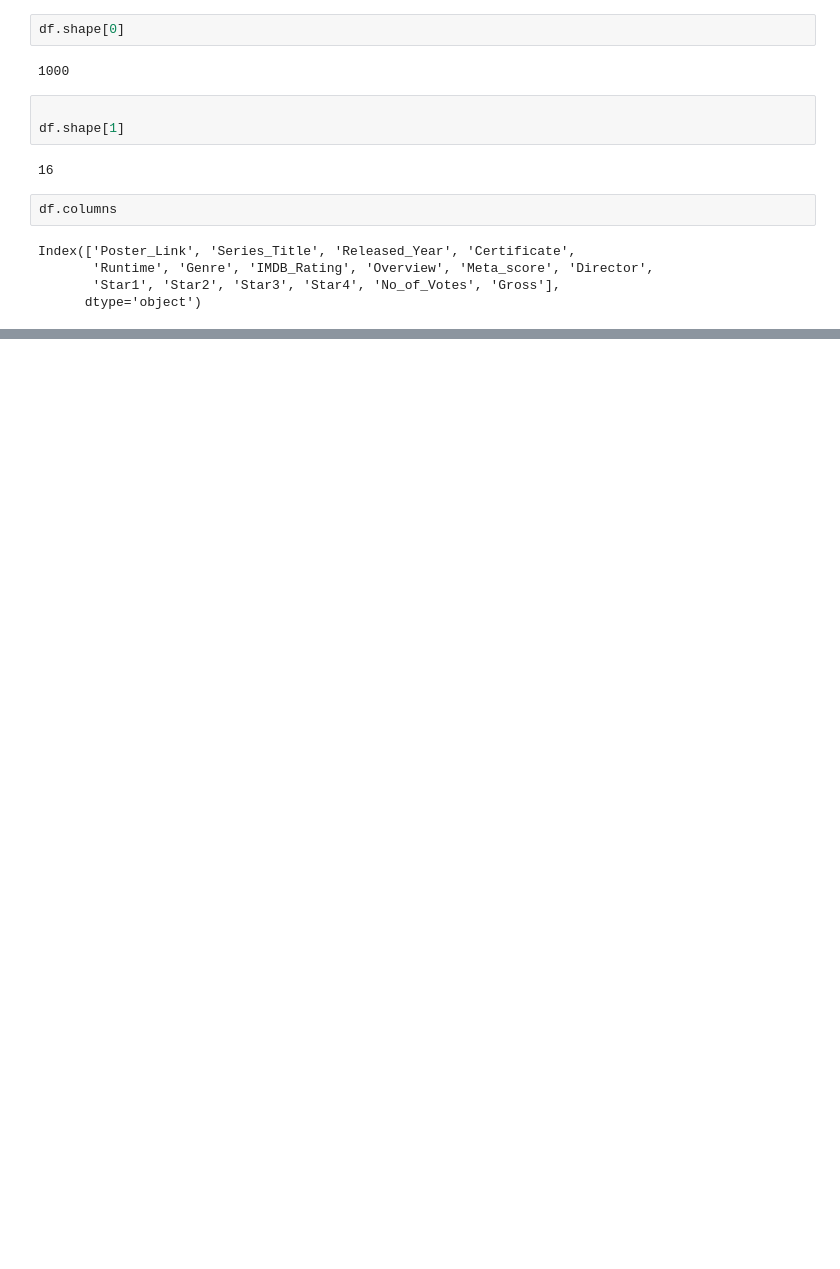
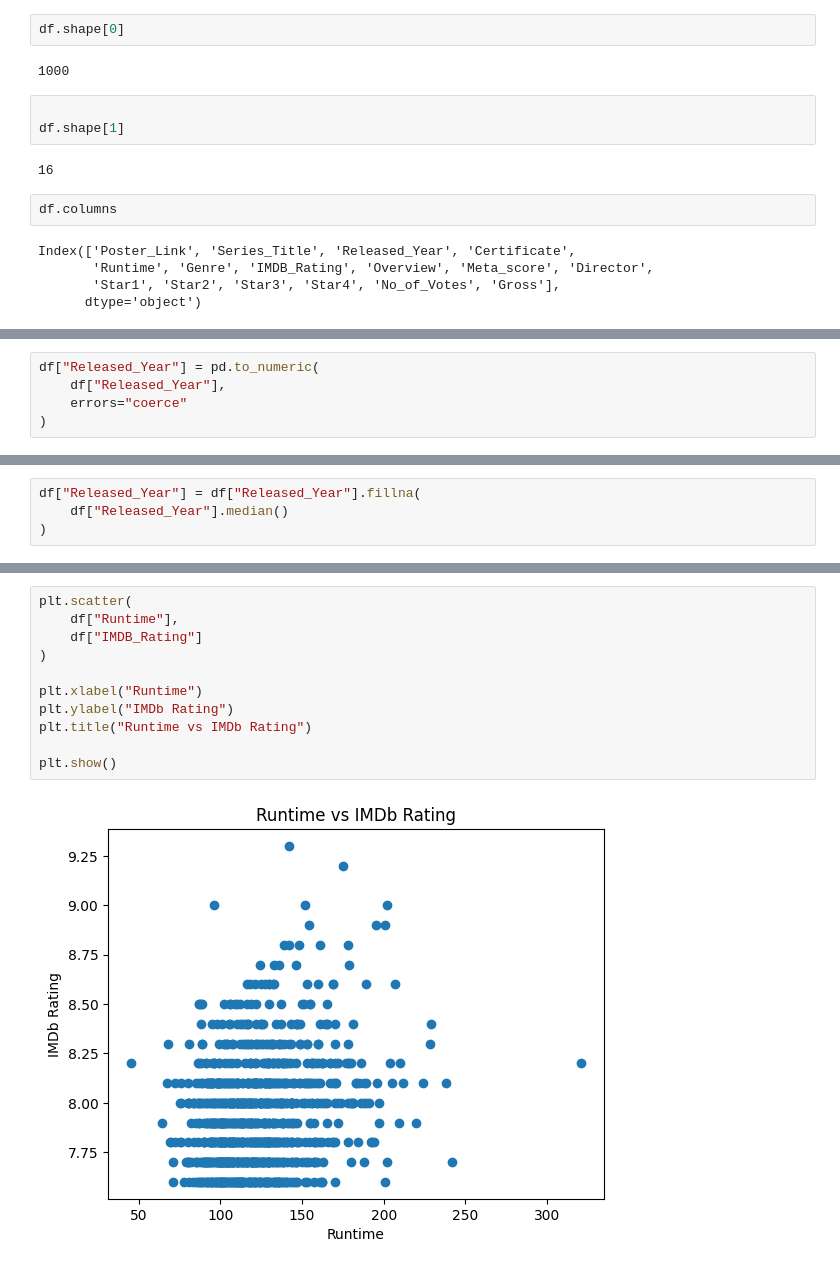
Before and after one commit to Manikanta-23-ai/ML-LEARNING-ADVANCED, a Jupyter notebook: ML_LEARNING_FOUNDATIONS.ipynb, the cells around one changed output, grey strips where cells are left out. Cells and saved outputs as stored; diff of their text form; blank space fills up the shorter version.

```diff
--- a/ML_LEARNING_FOUNDATIONS.ipynb
+++ b/ML_LEARNING_FOUNDATIONS.ipynb
@@ -81,0 +159,5 @@ Index(['Poster_Link', 'Series_Title', 'Released_Year', 'Certificate',
+# %%
+df["Released_Year"] = pd.to_numeric(
+    df["Released_Year"],
+    errors="coerce"
+)
@@ -81,0 +185,4 @@ Index(['Poster_Link', 'Series_Title', 'Released_Year', 'Certificate',
+# %%
+df["Released_Year"] = df["Released_Year"].fillna(
+    df["Released_Year"].median()
+)
@@ -81,0 +311,13 @@ Index(['Poster_Link', 'Series_Title', 'Released_Year', 'Certificate',
+# %%
+plt.scatter(
+    df["Runtime"],
+    df["IMDB_Rating"]
+)
+
+plt.xlabel("Runtime")
+plt.ylabel("IMDb Rating")
+plt.title("Runtime vs IMDb Rating")
+
+plt.show()
+# %% [output]
+[figure, added]
```
Also changed, not shown: parts of 31 cells of this notebook.
